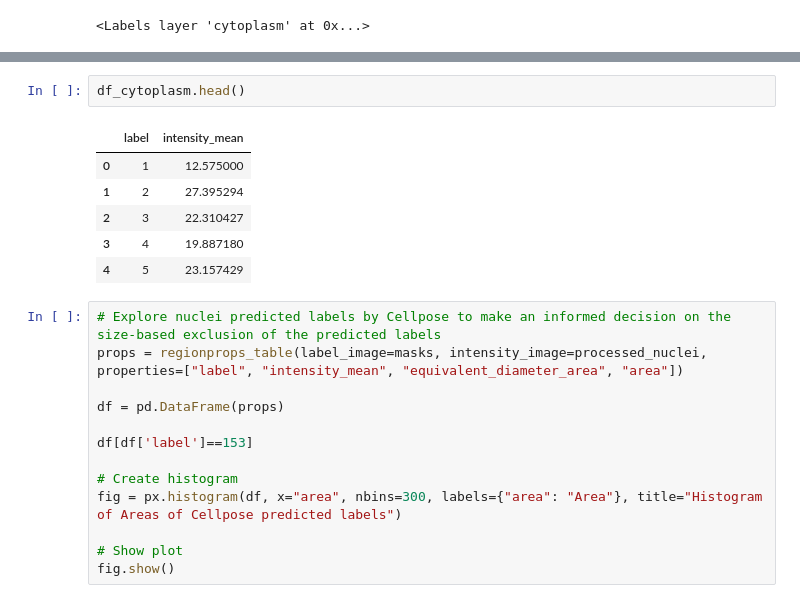
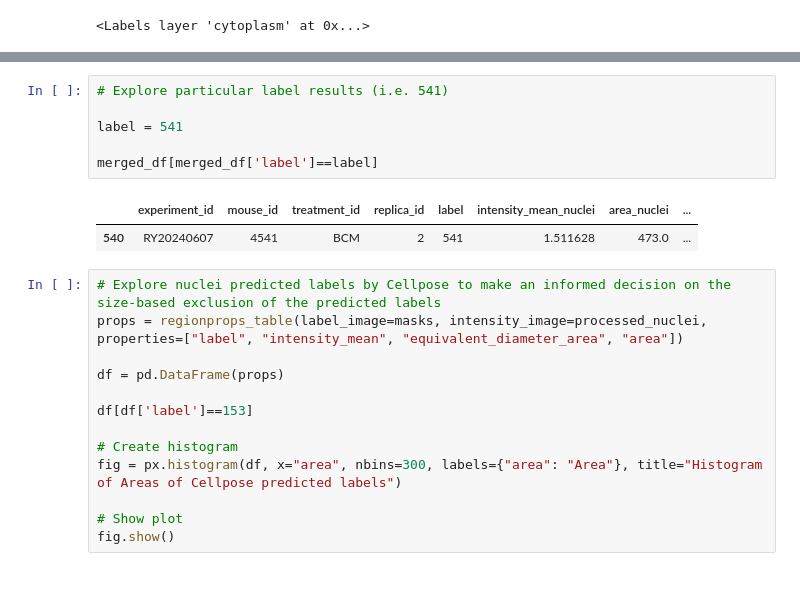
Before and after one commit to adiezsanchez/YAP_nuclear_3D_orgs, a Jupyter notebook: 2_dev_3D_Cellpose_ratio.ipynb, the cells around one changed output, grey strips where cells are left out. Saved outputs shown, nothing was run; the diff lists cells and outputs as text.

```diff
--- a/2_dev_3D_Cellpose_ratio.ipynb
+++ b/2_dev_3D_Cellpose_ratio.ipynb
@@ -150,12 +167,12 @@ df_nuclei.head()
-# %%
-df_cytoplasm.head()
-# %% [output]
-|  | label | intensity_mean |
-| 0 | 1 | 12.575000 |
-| 1 | 2 | 27.395294 |
-| 2 | 3 | 22.310427 |
-| 3 | 4 | 19.887180 |
-| 4 | 5 | 23.157429 |
+# %%
+# Explore particular label results (i.e. 541)
+
+label = 541
+
+merged_df[merged_df['label']==label]
+# %% [output]
+|  | experiment_id | mouse_id | treatment_id | replica_id | label | intensity_mean_nuclei | area_nuclei | ... |
+| 540 | RY20240607 | 4541 | BCM | 2 | 541 | 1.511628 | 473.0 | ... |
 # %%
 # Explore nuclei predicted labels by Cellpose to make an informed decision on the size-based exclusion of the predicted labels
 props = regionprops_table(label_image=masks, intensity_image=processed_nuclei, properties=["label", "intensity_mean", "equivalent_diameter_area", "area"])
```
Also changed, not shown: parts of 5 cells of this notebook, 4 other files.
